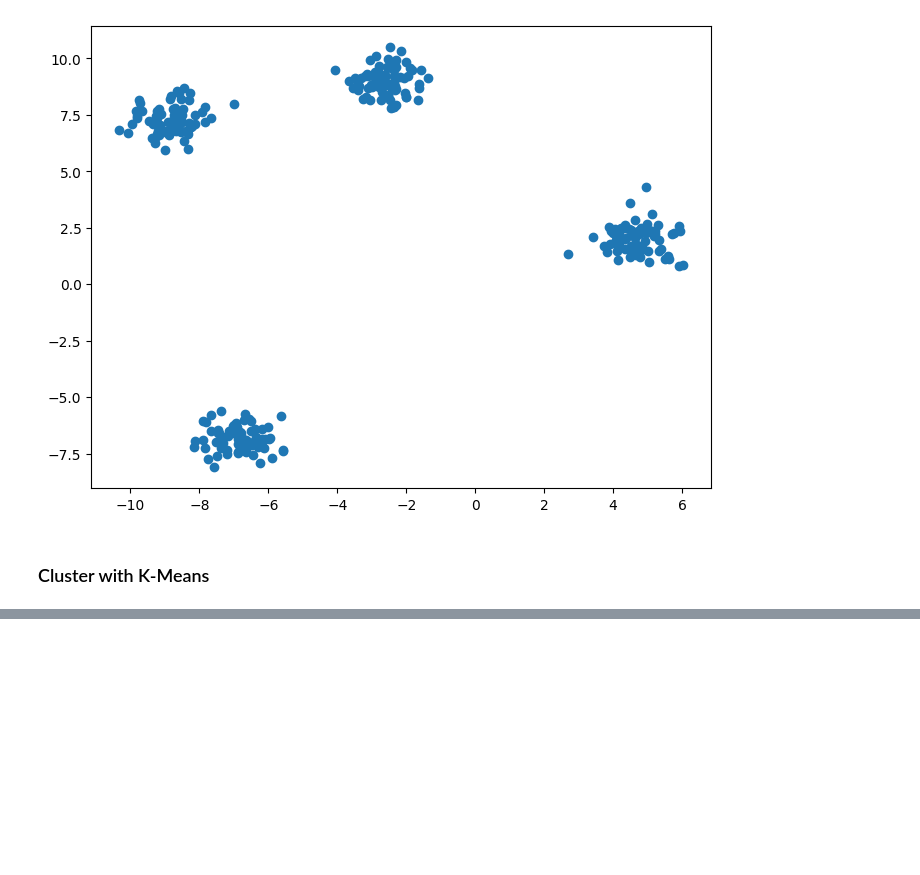
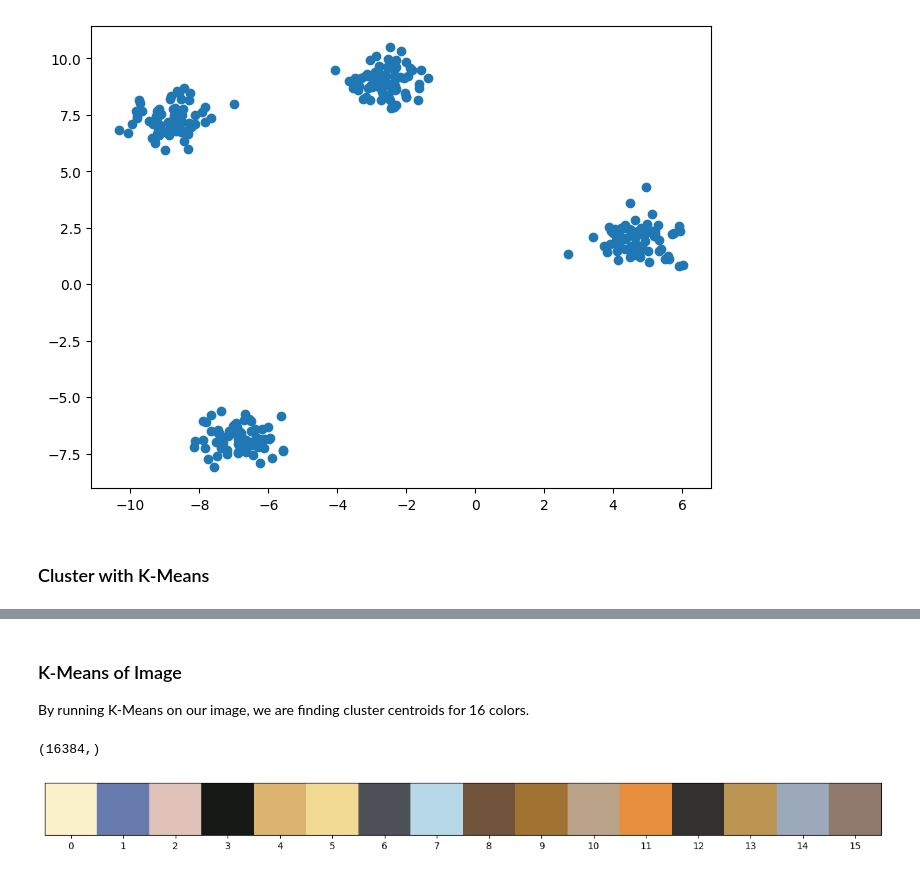
Before and after one commit to wuihee/machine-learning-algorithms, a Jupyter notebook: notebooks/k-means.ipynb, the cells around one changed output, grey strips where cells are left out. Drawn from its saved outputs; the diff is of its cells as text; code cells hidden in the pictures; blank space fills up the shorter version.

```diff
--- a/notebooks/k-means.ipynb
+++ b/notebooks/k-means.ipynb
@@ -75,0 +104,5 @@ plt.show()
+# %%
+X_img = np.reshape(
+    original_img, (original_img.shape[0] * original_img.shape[1], original_img.shape[2])
+)
+X_img
@@ -75,0 +117,22 @@ plt.show()
+# %% [markdown]
+### K-Means of Image
+
+By running K-Means on our image, we are finding cluster centroids for 16 colors.
+# %%
+kmeans = KMeans(n_clusters=16, n_iters=10)
+pred = kmeans.fit(X_img).predict(X_img)
+pred.shape
+# %% [output]
+(16384,)
+# %%
+# Expand dimensions because we want the 3rd dimension to be RGB.
+palette = np.expand_dims(kmeans.centroids, axis=0)
+num = np.arange(0, len(kmeans.centroids))
+
+plt.figure(figsize=(16, 16))
+plt.xticks(num)
+plt.yticks([])
+plt.imshow(palette)
+plt.show()
+# %% [output]
+[figure, added]
```
Also changed, not shown: parts of 9 cells of this notebook, 1 other file.
